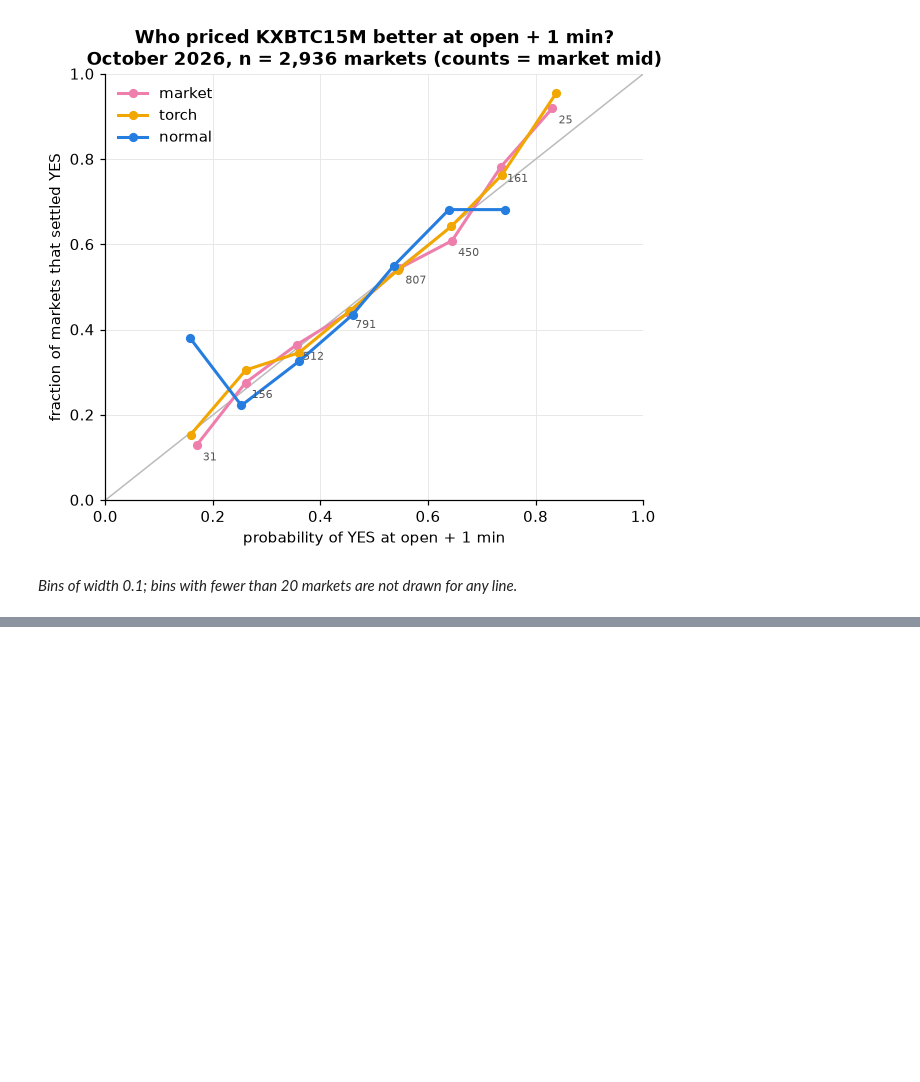
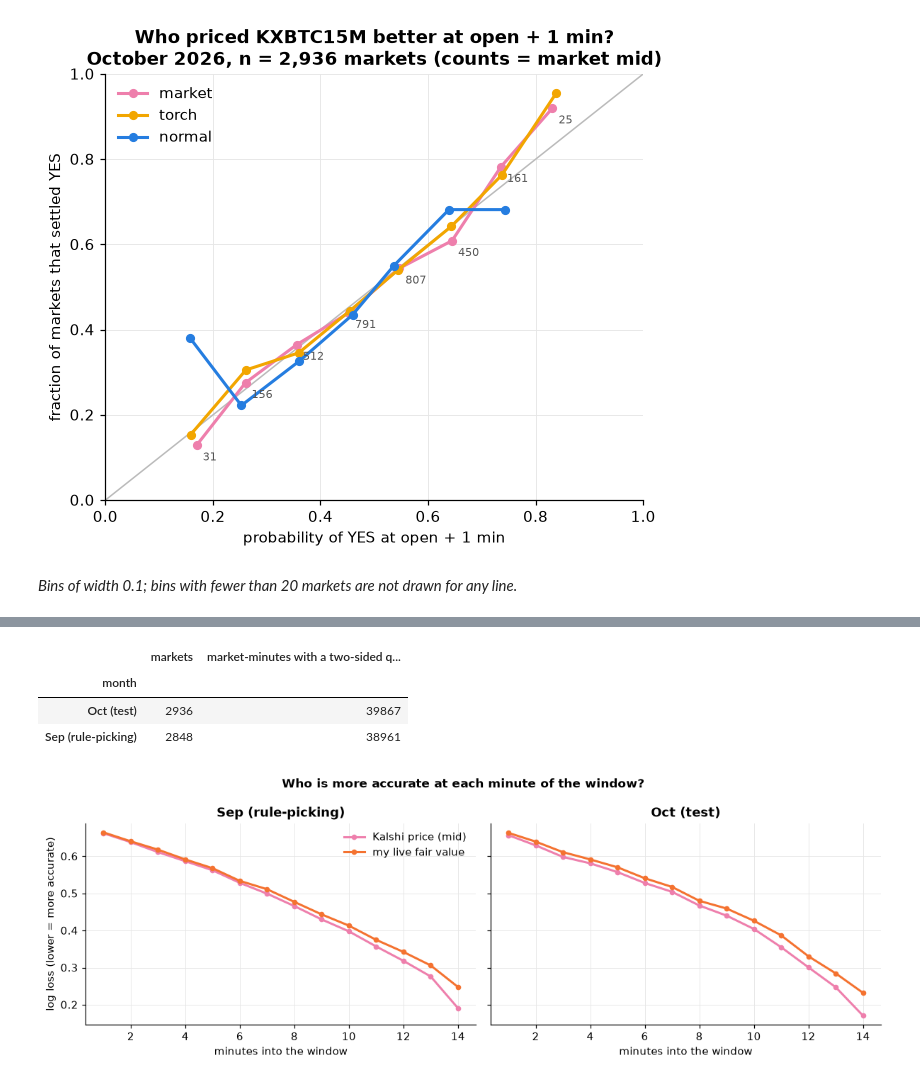
Before and after one commit to Austin513/Kalshi-Crypto, a Jupyter notebook: notebooks/btc_tails.ipynb, the cells around one changed output, grey strips where cells are left out. Cells and saved outputs as stored; diff of their text form; code cells hidden in the pictures; blank space fills up the shorter version.

Commit message:
Add trading strategies module, Kalshi updates, and refreshed notebook/README

```diff
--- a/notebooks/btc_tails.ipynb
+++ b/notebooks/btc_tails.ipynb
@@ -777,0 +822,31 @@ So I report no P&L. **Market making** would need full order-book history (depth
+# %%
+from btc_tails import RAW_KALSHI_FULL
+from btc_tails.strategies import load_full_quotes, binance_state, FairValue, edge_signals, execute, summarize, fee
+from sklearn.linear_model import LogisticRegression
+
+minutes_df = mins.reset_index()
+Q = load_full_quotes(RAW_KALSHI_FULL)
+Q = pd.concat([Q.reset_index(drop=True), binance_state(minutes_df, Q["T"], Q.j)], axis=1).dropna(subset=["S_j", "K_proxy", "vol1m"])
+Q = Q[Q["T"].between(VAL_START, T_MAX - 1)].reset_index(drop=True)
+Q["month"] = np.where(Q["T"] >= TEST_START, "Oct (test)", "Sep (rule-picking)")
+Q["dom"] = utc(Q["T"]).dt.day
+fv = FairValue(minutes_df, df.loc[df.split == "train", "t_decision"].to_numpy())   # learned from May–Aug only
+Q["p_fair"] = fv.prob(Q, Q.j.to_numpy())
+display(Q.groupby("month").agg(markets=("ticker", "nunique"), **{"market-minutes with a two-sided quote": ("j", "size")}))
+
+acc = (Q.groupby(["month", "j"]).apply(lambda g: pd.Series({"market": log_loss(g.mid, g.y), "fair value (S2)": log_loss(g.p_fair, g.y)}),
+                                        include_groups=False).reset_index())
+fig, axes = plt.subplots(1, 2, figsize=(11, 3.8), sharey=True)
+for ax, mo in zip(axes, ["Sep (rule-picking)", "Oct (test)"]):
+    g = acc[acc.month == mo]
+    ax.plot(g.j, g["market"], marker="o", ms=4, color=COLORS["market"], label="Kalshi price (mid)")
+    ax.plot(g.j, g["fair value (S2)"], marker="o", ms=4, color=COLORS["empirical"], label="my live fair value")
+    ax.set(title=mo, xlabel="minutes into the window")
+axes[0].set_ylabel("log loss (lower = more accurate)"); axes[0].legend(frameon=False)
+fig.suptitle("Who is more accurate at each minute of the window?", fontweight="bold"); plt.tight_layout(); plt.show()
+# %% [output]
+|  | markets | market-minutes with a two-sided q... |
+| month |  |  |
+| Oct (test) | 2936 | 39867 |
+| Sep (rule-picking) | 2848 | 38961 |
+[figure, added]
```
Also changed, not shown: parts of 31 cells of this notebook, 4 other files.
